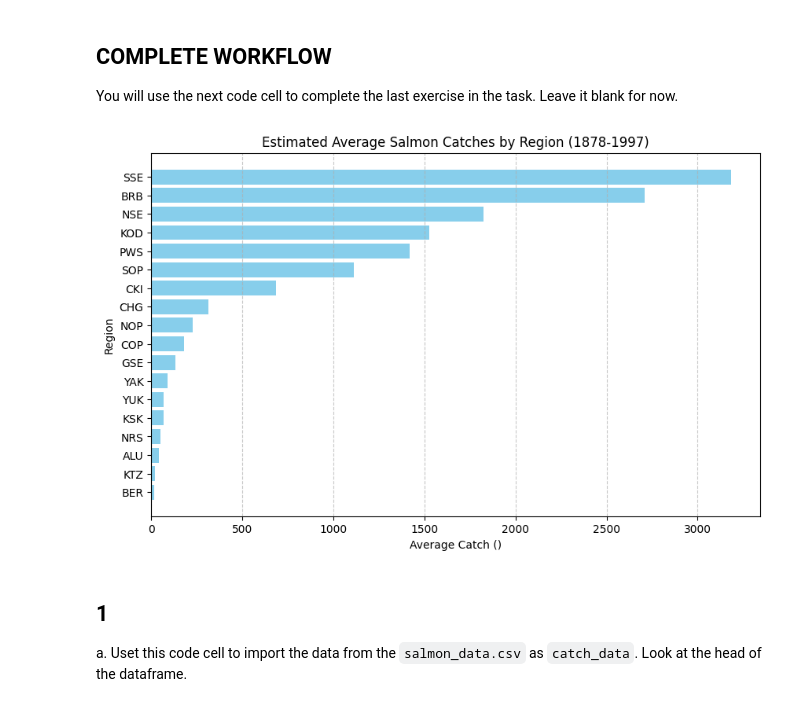
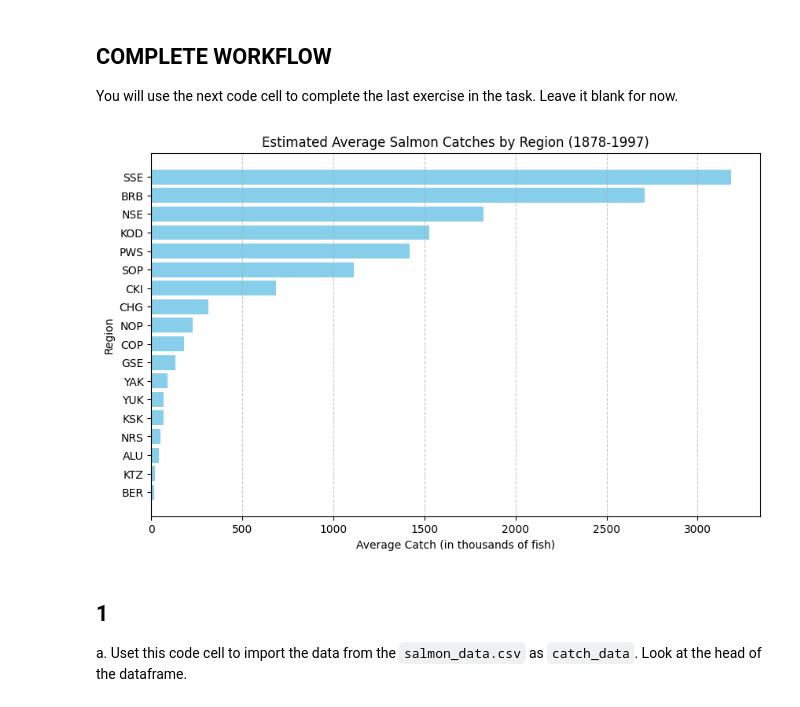
Before and after one commit to YoselynR/eds220-hwk2, a Jupyter notebook: hwk2-task2-salmon-Ramirez.ipynb, the cells around one changed output. Saved outputs shown, nothing was run; the diff lists cells and outputs as text; code cells hidden in the pictures.

```diff
--- a/hwk2-task2-salmon-Ramirez.ipynb
+++ b/hwk2-task2-salmon-Ramirez.ipynb
@@ -51,26 +51,26 @@ You will use the next code cell to complete the last exercise in the task. Leave
 # %%
 # FINAL CODE
 import pandas as pd
 catch_data = pd.read_csv('data/salmon_data.csv')
 notes_unique = catch_data['notesRegCode'].unique()
 catch_data = catch_data.drop(columns=['notesRegCode'])
 catch_I = catch_data[catch_data['Catch'] == 'I'][['Region', 'Year', 'Species', 'Catch']]
 catch_data['Catch'] = catch_data['Catch'].replace('I', 1)
 catch_1 = catch_data[catch_data['Catch'] == 1][['Region', 'Year', 'Species', 'Catch']].iloc[0]
 catch_data['Catch'] = catch_data['Catch'].astype('int64')
 catch_column_type = catch_data['Catch'].dtype
 avg_region = catch_data.groupby('Region')['Catch'].mean().reset_index()
 import matplotlib.pyplot as plt
 avg_region_sorted = avg_region.sort_values(by='Catch')
 plt.figure(figsize=(10, 6))
 plt.barh(avg_region_sorted['Region'], avg_region_sorted['Catch'], color='skyblue')
 plt.title('Estimated Average Salmon Catches by Region (1878-1997)')
-plt.xlabel('Average Catch ()')
+plt.xlabel('Average Catch (in thousands of fish)')
 plt.ylabel('Region')
 plt.grid(axis='x', linestyle='--', alpha=0.7)
 plt.show()
 # %% [output]
-[figure, old version]
+[figure, new version]
 # %% [markdown]
 ## 1
 
```
Also changed, not shown: parts of 2 cells of this notebook.
